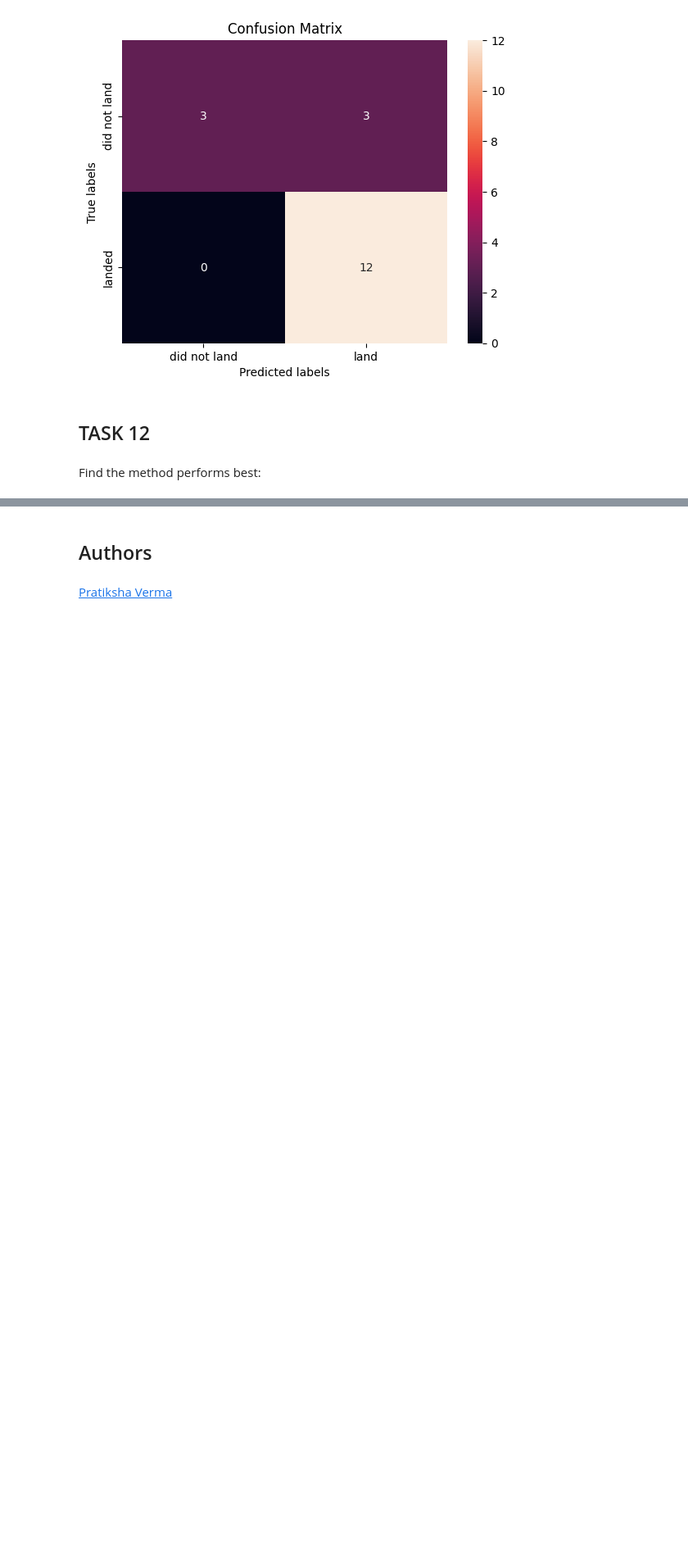
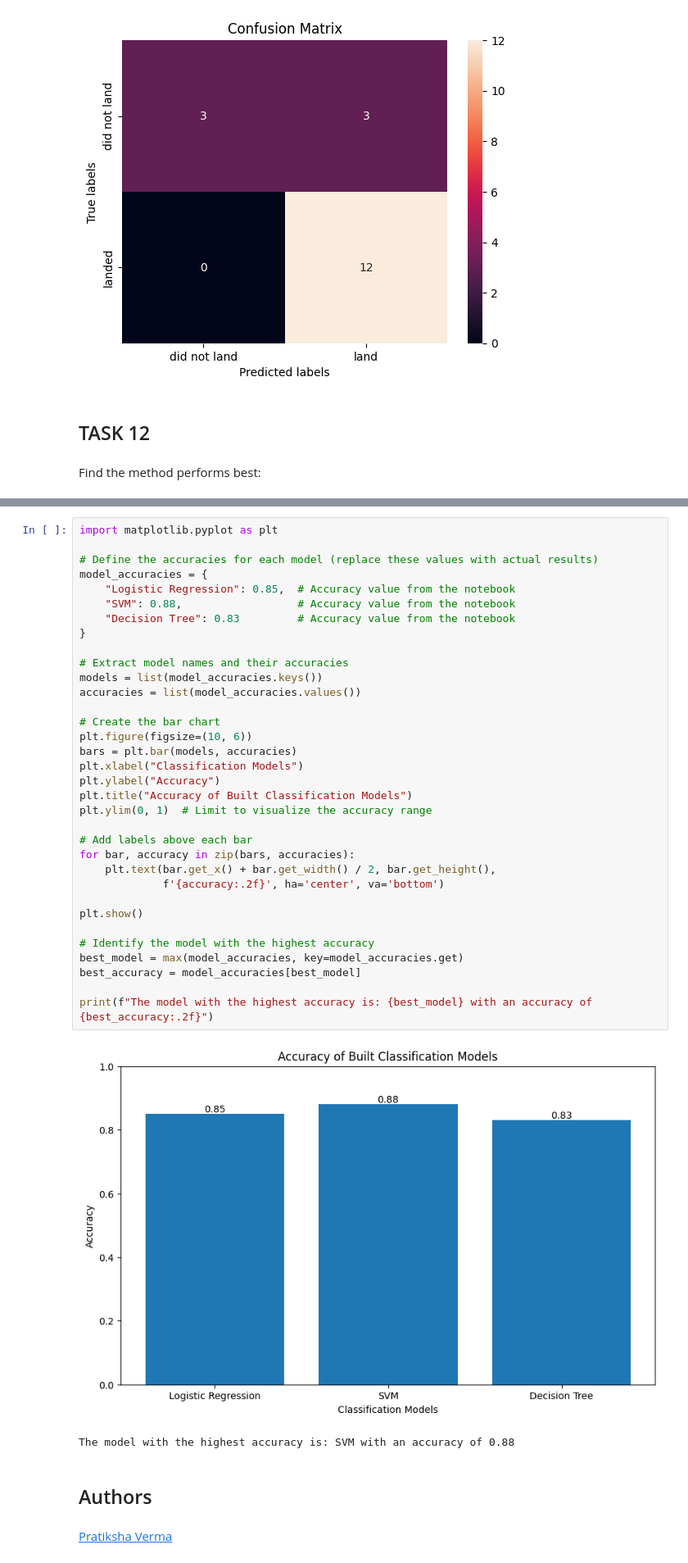
Before and after one commit to cristanccini/ibm_data_science, a Jupyter notebook: Applied Data Science Capstone/SpaceX_Machine Learning Prediction_Part_5.ipynb, the cells around one changed output, grey strips where cells are left out. Shown at 82% size. Drawn from its saved outputs; the diff is of its cells as text; blank space fills up the shorter version.

```diff
--- a/Applied Data Science Capstone/SpaceX_Machine Learning Prediction_Part_5.ipynb
+++ b/Applied Data Science Capstone/SpaceX_Machine Learning Prediction_Part_5.ipynb
@@ -480,3 +512,40 @@ The best model is: Decision Tree with an accuracy of 0.8888888888888888
+# %%
+import matplotlib.pyplot as plt
+
+# Define the accuracies for each model (replace these values with actual results)
+model_accuracies = {
+    "Logistic Regression": 0.85,  # Accuracy value from the notebook
+    "SVM": 0.88,                  # Accuracy value from the notebook
+    "Decision Tree": 0.83         # Accuracy value from the notebook
+}
+
+# Extract model names and their accuracies
+models = list(model_accuracies.keys())
+accuracies = list(model_accuracies.values())
+
+# Create the bar chart
+plt.figure(figsize=(10, 6))
+bars = plt.bar(models, accuracies)
+plt.xlabel("Classification Models")
+plt.ylabel("Accuracy")
+plt.title("Accuracy of Built Classification Models")
+plt.ylim(0, 1)  # Limit to visualize the accuracy range
+
+# Add labels above each bar
+for bar, accuracy in zip(bars, accuracies):
+    plt.text(bar.get_x() + bar.get_width() / 2, bar.get_height(),
+             f'{accuracy:.2f}', ha='center', va='bottom')
+
+plt.show()
+
+# Identify the model with the highest accuracy
+best_model = max(model_accuracies, key=model_accuracies.get)
+best_accuracy = model_accuracies[best_model]
+
+print(f"The model with the highest accuracy is: {best_model} with an accuracy of {best_accuracy:.2f}")
+# %% [output]
+[figure, added]
+The model with the highest accuracy is: SVM with an accuracy of 0.88
 # %% [markdown]
 ## Authors
 # %% [markdown]
```
Also changed, not shown: parts of 10 cells of this notebook.
